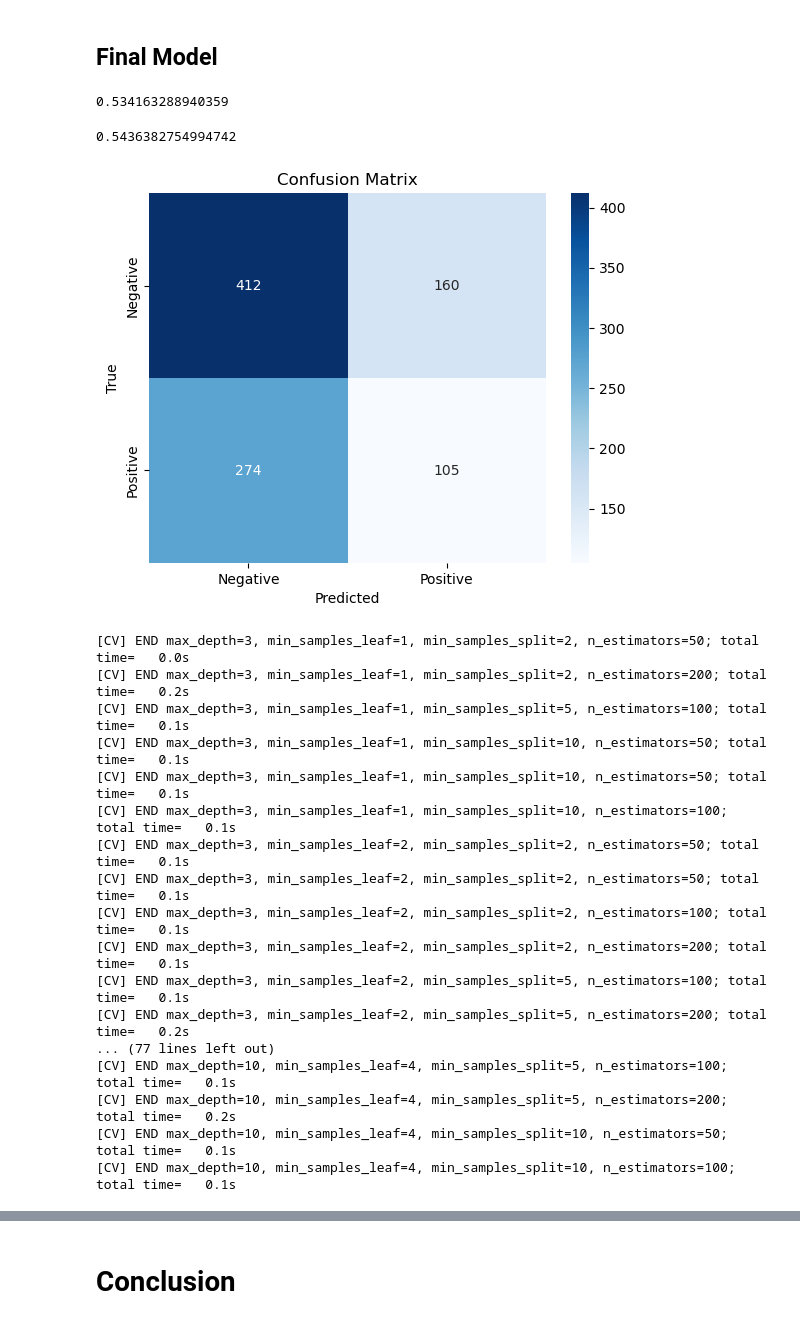
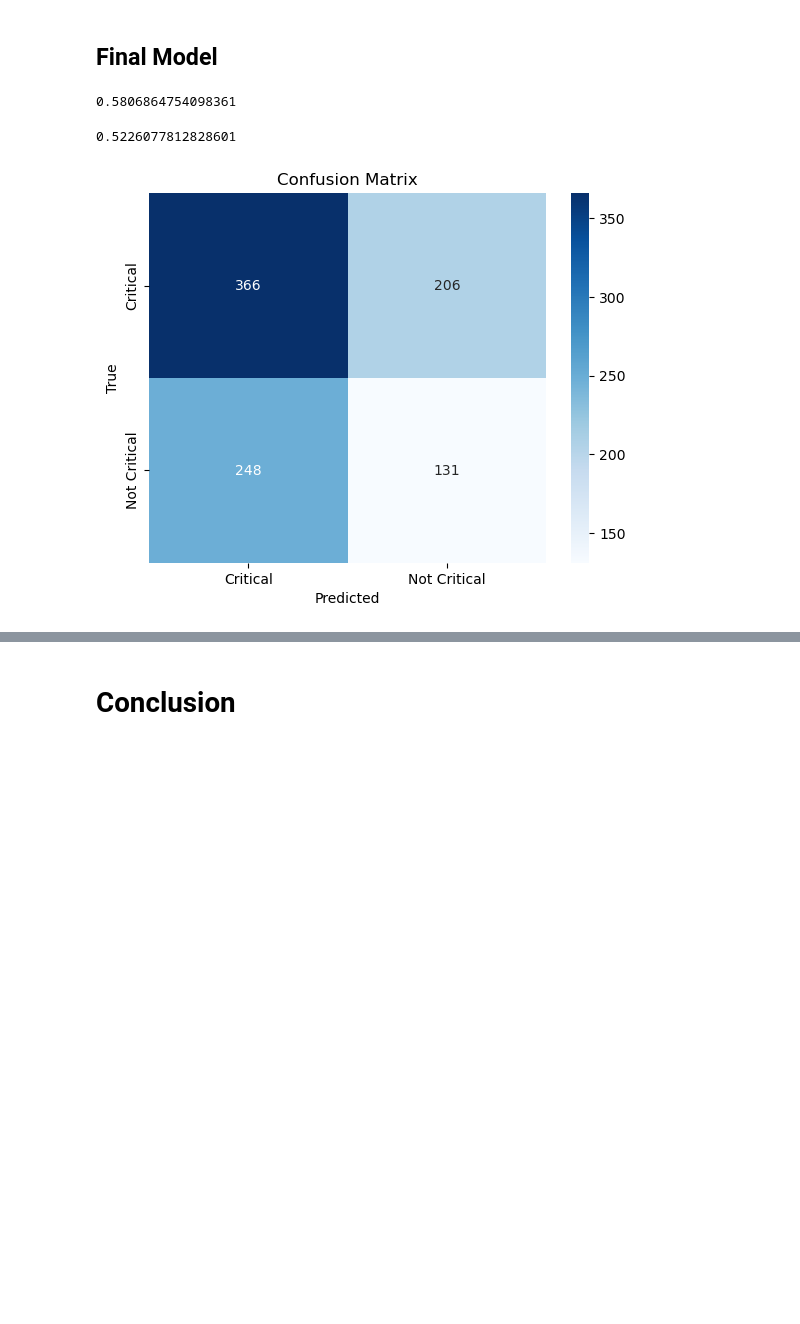
Before and after one commit to mkearns17/NLP_Project, a Jupyter notebook: notebook.ipynb, the cells around one changed output, grey strips where cells are left out. Drawn from its saved outputs; the diff is of its cells as text; code cells hidden in the pictures; blank space fills up the shorter version.

```diff
--- a/notebook.ipynb
+++ b/notebook.ipynb
@@ -242,3 +233,19 @@ y = df['sentiment']
 X = df.drop('sentiment',axis = 1)
 
 X_train, X_test, y_train, y_test = train_test_split(X, y, random_state = 30)
+# %%
+# Vectorize the features
+from sklearn.feature_extraction.text import TfidfVectorizer
+
+# Instantiate a vectorizer with max_features=10
+# (we are using the default token pattern)
+tfidf = TfidfVectorizer(
+    max_features=10,
+    stop_words=stopwords_list,
+    token_pattern = token_pattern)
+
+# Fit the vectorizer on X_train["text_cleaned"] and transform it
+X_train_vectorized = tfidf.fit_transform(X_train['text_cleaned'])
+
+# Visually inspect the 10 most common words
+pd.DataFrame.sparse.from_spmatrix(X_train_vectorized, columns=tfidf.get_feature_names_out())
@@ -273,3 +310,7 @@ y_train_binary.loc[rating_3_indices] = new_ratings
+# %%
+y_train_binary = y_train
+rating_3_indices = y_train[y_train == 3].index
+y_train_binary.loc[rating_3_indices] = 5
 # %%
 print(y_train_binary.value_counts())
 print(y_train_binary.value_counts(normalize = True))
@@ -368,7 +385,8 @@ stemmed_stopwords = [stemmer.stem(word) for word in stopwords_list]
 
 tfidf = TfidfVectorizer(max_features = 20,
                         stop_words = stemmed_stopwords,
-                        tokenizer = stem_and_tokenize)
+                        tokenizer = stem_and_tokenize,
+                        )
 
 X_train_vectorized = tfidf.fit_transform(X_train['text_cleaned'])
 X_train_resampled, y_train_resampled = smote.fit_resample(X_train_vectorized,y_train_binary)
@@ -425,10 +443,10 @@ Best Parameters: {'max_depth': 3, 'min_samples_leaf': 2, 'min_samples_split': 2,
 # %%
 #Test RF model with optimized parameter
 rf_model_optimized = RandomForestClassifier(random_state = 24,
-                                           max_depth = 3,
-                                           min_samples_leaf = 2,
-                                           min_samples_split = 10,
-                                           n_estimators = 200)
+                                           max_depth = 10,
+                                           min_samples_leaf = 1,
+                                           min_samples_split = 5,
+                                           n_estimators = 100)
 rf_model_optimized_cv = cross_val_score(rf_model_optimized, X_train_resampled, y_train_resampled)
 rf_model_optimized_cv
 # %% [output]
@@ -443,7 +461,7 @@ final_model = rf_model_optimized
 final_model.fit(X_train_resampled,y_train_resampled)
 final_model.score(X_train_resampled,y_train_resampled)
 # %% [output]
-0.534163288940359
+0.5806864754098361
 # %%
 #Check accuracy on test results
 final_X_test = tfidf.fit_transform(X_test['text_cleaned'])
@@ -464,41 +482,24 @@ y_test_binary.loc[rating_3_indices] = new_ratings
 
 final_model.score(final_X_test,y_test_binary)
 # %% [output]
-0.5436382754994742
+0.5226077812828601
 # %%
 #Make Confusion Matrix
 from sklearn.metrics import confusion_matrix
 from sklearn.metrics import ConfusionMatrixDisplay
 import seaborn as sns
 
 y_pred = final_model.predict(final_X_test)
 
 #cnf_matrix = confusion_matrix(y_test, final_model.predict(final_X_test))
 #disp = ConfusionMatrixDisplay(confusion_matrix=cnf_matrix, display_labels=['Negative','Positive'])
 #disp.plot()
 
 cm = confusion_matrix(y_test, y_pred)
-sns.heatmap(cm, annot=True, fmt='d', cmap='Blues',xticklabels = ['Negative','Positive'],yticklabels = ['Negative','Positive'])
+sns.heatmap(cm, annot=True, fmt='d', cmap='Blues',xticklabels = ['Critical','Not Critical'],yticklabels = ['Critical','Not Critical'])
 plt.xlabel("Predicted")
 plt.ylabel("True")
 plt.title("Confusion Matrix")
 plt.show();
 # %% [output]
-[figure, old version]
+[figure, new version]
-[CV] END max_depth=3, min_samples_leaf=1, min_samples_split=2, n_estimators=50; total time=   0.0s
-[CV] END max_depth=3, min_samples_leaf=1, min_samples_split=2, n_estimators=200; total time=   0.2s
-[CV] END max_depth=3, min_samples_leaf=1, min_samples_split=5, n_estimators=100; total time=   0.1s
-[CV] END max_depth=3, min_samples_leaf=1, min_samples_split=10, n_estimators=50; total time=   0.1s
-[CV] END max_depth=3, min_samples_leaf=1, min_samples_split=10, n_estimators=50; total time=   0.1s
-[CV] END max_depth=3, min_samples_leaf=1, min_samples_split=10, n_estimators=100; total time=   0.1s
-[CV] END max_depth=3, min_samples_leaf=2, min_samples_split=2, n_estimators=50; total time=   0.1s
-[CV] END max_depth=3, min_samples_leaf=2, min_samples_split=2, n_estimators=50; total time=   0.1s
-[CV] END max_depth=3, min_samples_leaf=2, min_samples_split=2, n_estimators=100; total time=   0.1s
-[CV] END max_depth=3, min_samples_leaf=2, min_samples_split=2, n_estimators=200; total time=   0.1s
-[CV] END max_depth=3, min_samples_leaf=2, min_samples_split=5, n_estimators=100; total time=   0.1s
-[CV] END max_depth=3, min_samples_leaf=2, min_samples_split=5, n_estimators=200; total time=   0.2s
-... (77 lines left out)
-[CV] END max_depth=10, min_samples_leaf=4, min_samples_split=5, n_estimators=100; total time=   0.1s
-[CV] END max_depth=10, min_samples_leaf=4, min_samples_split=5, n_estimators=200; total time=   0.2s
-[CV] END max_depth=10, min_samples_leaf=4, min_samples_split=10, n_estimators=50; total time=   0.1s
-[CV] END max_depth=10, min_samples_leaf=4, min_samples_split=10, n_estimators=100; total time=   0.1s
```
Also changed, not shown: parts of 21 cells of this notebook.
